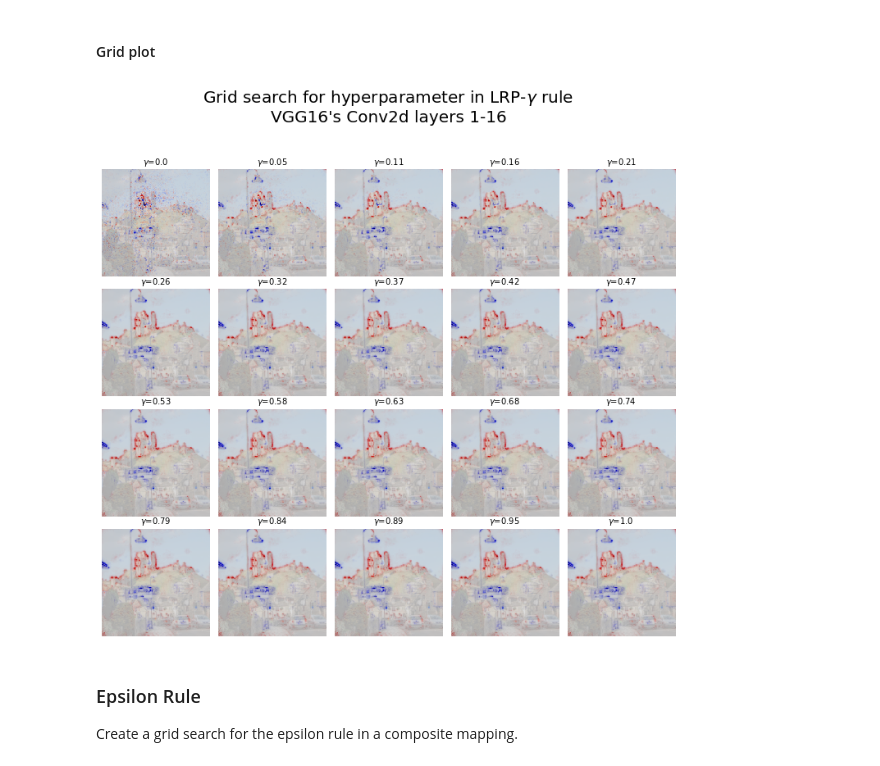
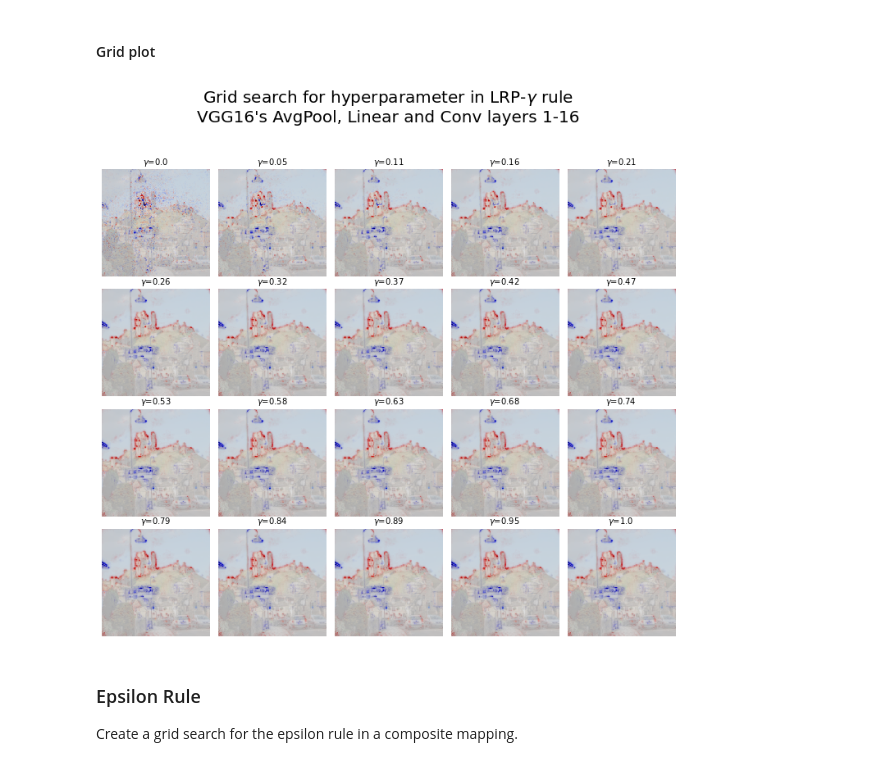
Before and after one commit to rodrigobdz/lrp, a Jupyter notebook: experiments/experiments.ipynb, the cells around one changed output. Saved outputs shown, nothing was run; the diff lists cells and outputs as text; code cells hidden in the pictures.

Commit message:
Experiments: Update plot title

```diff
--- a/experiments/experiments.ipynb
+++ b/experiments/experiments.ipynb
@@ -80,18 +80,18 @@ results = e.generate_multiple_lrp_relevances(hyperparams, name_map_hyperparam_se
 # %% [markdown]
 #### Grid plot
 # %%
-title: str = "Grid search for hyperparameter in LRP-$\gamma$ rule\nVGG16's Conv2d layers 1-16"
+title: str = "Grid search for hyperparameter in LRP-$\gamma$ rule\nVGG16's AvgPool, Linear and Conv layers 1-16"
 filename: str = 'high-res-gammas-lrp.png'
 
 lrp.plot.grid(results,
               title=title,
               filename=f'{output_dir_path}/{filename}',
               image=img,
               gridsize=(4, 5),
               param_name='$\gamma$',
               param_print=lambda p: round(p, 2))
 # %% [output]
-[figure, old version]
+[figure, new version]
 # %% [markdown]
 ### Epsilon Rule
 
```
Also changed, not shown: parts of 2 cells of this notebook.
